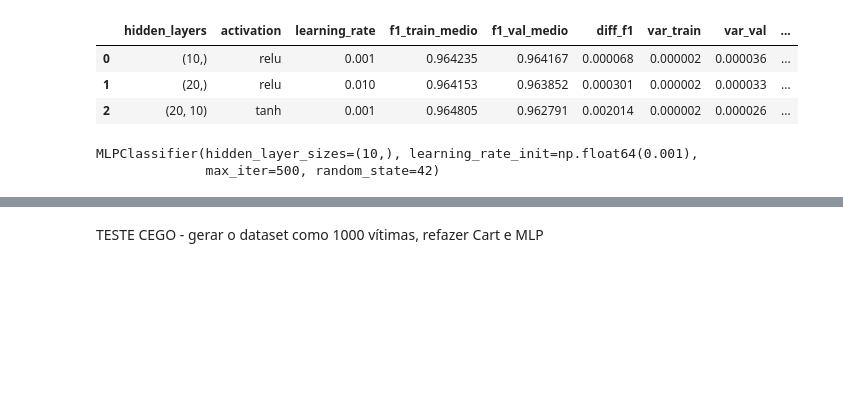
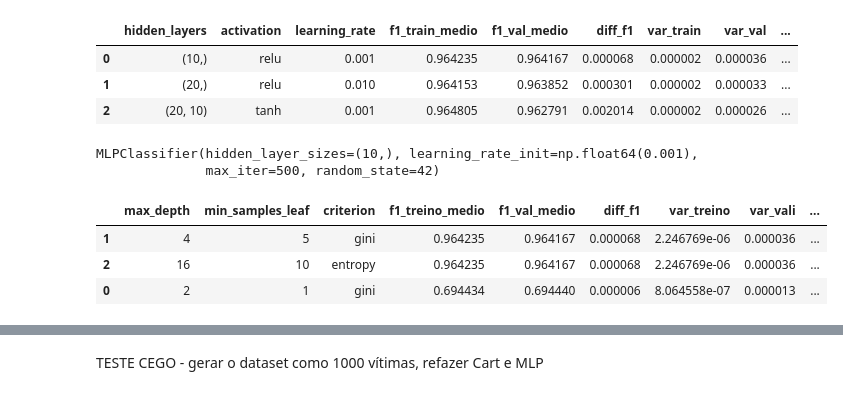
Before and after one commit to MatheusLoureiro2003/Classificao-Sistemas-Inteligentes, a Jupyter notebook: data_creation/Classificacao.ipynb, the cells around one changed output, grey strips where cells are left out. Cells and saved outputs as stored; diff of their text form; code cells hidden in the pictures; blank space fills up the shorter version.

```diff
--- a/data_creation/teste.ipynb
+++ b/data_creation/Classificacao.ipynb
@@ -26,7 +26,7 @@ N_VITIMAS = 5000
 MEDIA_IDADE = 45
 DESVIO_IDADE = 5
 TIPO_ACIDENTE = "ferroviario"
-NIVEL_RUIDO = 0.03
+NIVEL_RUIDO = 0.05
 SEED_TREINO = 50
 SEED_TESTE = 89
 
@@ -386,3 +386,10 @@ melhor_mlp_modelo.fit(X_scaled, y)
 # %% [output]
 MLPClassifier(hidden_layer_sizes=(10,), learning_rate_init=np.float64(0.001),
               max_iter=500, random_state=42)
+# %%
+display(df_resultados_cart)
+# %% [output]
+|  | max_depth | min_samples_leaf | criterion | f1_treino_medio | f1_val_medio | diff_f1 | var_treino | var_vali | ... |
+| 1 | 4 | 5 | gini | 0.964235 | 0.964167 | 0.000068 | 2.246769e-06 | 0.000036 | ... |
+| 2 | 16 | 10 | entropy | 0.964235 | 0.964167 | 0.000068 | 2.246769e-06 | 0.000036 | ... |
+| 0 | 2 | 1 | gini | 0.694434 | 0.694440 | 0.000006 | 8.064558e-07 | 0.000013 | ... |
```
Also changed, not shown: parts of 4 cells of this notebook, 2 other files.
